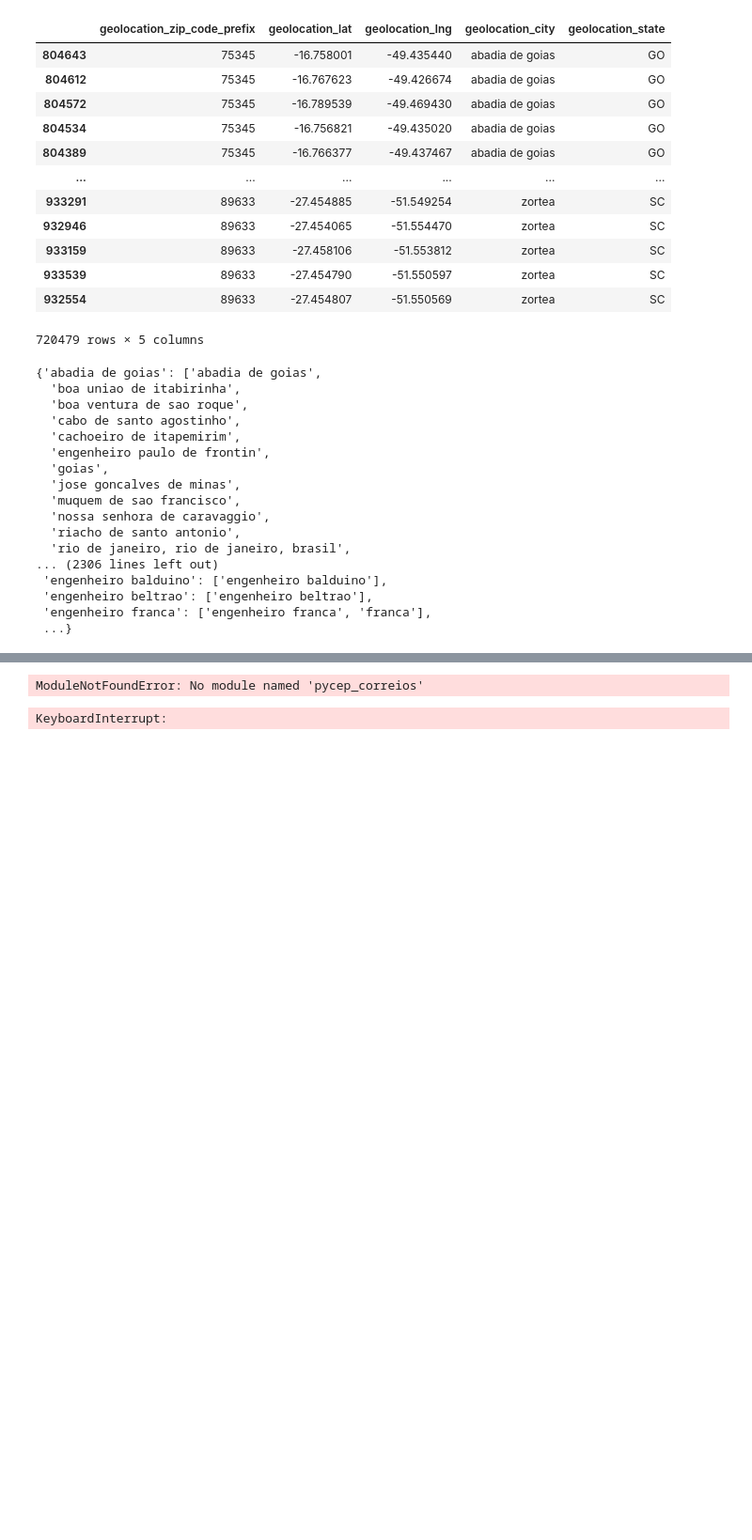
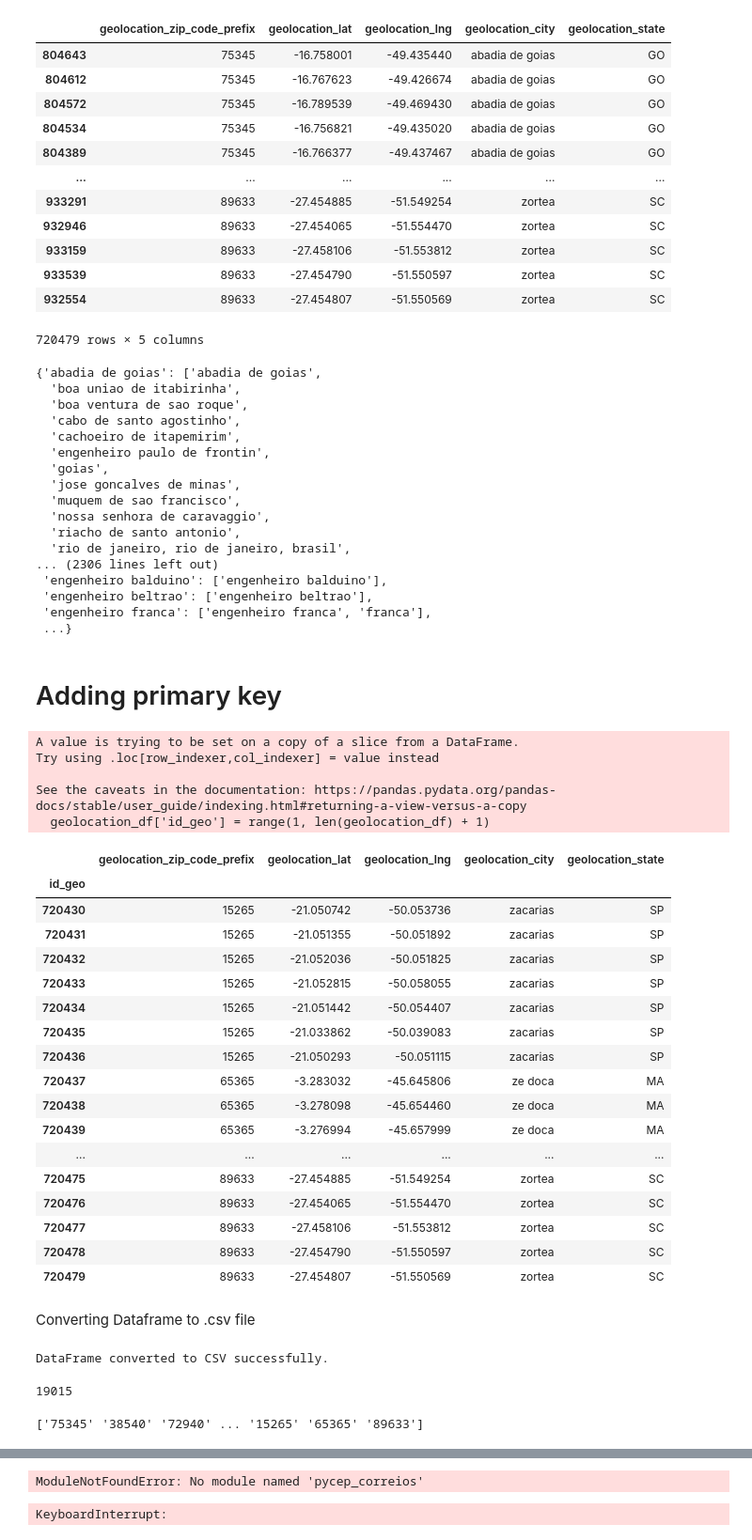
Before and after one commit to HassanHosain/tp_final_proj, a Jupyter notebook: geolocation.ipynb, the cells around one changed output, grey strips where cells are left out. Shown at 94% size. Drawn from its saved outputs; the diff is of its cells as text; code cells hidden in the pictures; blank space fills up the shorter version.

```diff
--- a/geolocation.ipynb
+++ b/geolocation.ipynb
@@ -358,7 +370,7 @@ geolocation_df
 # %%
 #pip install python-Levenshtein
 # %%
-#geolocation_df['customer_zip_code_prefix'] = geolocation_df['customer_zip_code_prefix'].astype(str)
+geolocation_df['geolocation_zip_code_prefix'] = geolocation_df['geolocation_zip_code_prefix'].astype(str)
 
 ##### Add leading zero to values with only 4 digits
-#geolocation_df['customer_zip_code_prefix'] = geolocation_df['customer_zip_code_prefix'].apply(lambda x: '0' + x if len(x) == 4 else x)
+geolocation_df['geolocation_zip_code_prefix'] = geolocation_df['geolocation_zip_code_prefix'].apply(lambda x: '0' + x if len(x) == 4 else x)
@@ -554,4 +548,60 @@ city_clusters2
  'engenheiro beltrao': ['engenheiro beltrao'],
  'engenheiro franca': ['engenheiro franca', 'franca'],
  ...}
+# %% [markdown]
+# Adding primary key
+# %%
+# Add a new column 'id_geo' to the DataFrame
+geolocation_df['id_geo'] = range(1, len(geolocation_df) + 1)
+
+# Set the 'id_pk' column as the index
+geolocation_df.set_index('id_geo', inplace=True)
+# %% [output]
+A value is trying to be set on a copy of a slice from a DataFrame.
+Try using .loc[row_indexer,col_indexer] = value instead
+
+See the caveats in the documentation: https://pandas.pydata.org/pandas-docs/stable/user_guide/indexing.html#returning-a-view-versus-a-copy
+  geolocation_df['id_geo'] = range(1, len(geolocation_df) + 1)
+# %%
+geolocation_df.tail(50)
+# %% [output]
+|  | geolocation_zip_code_prefix | geolocation_lat | geolocation_lng | geolocation_city | geolocation_state |
+| id_geo |  |  |  |  |  |
+| 720430 | 15265 | -21.050742 | -50.053736 | zacarias | SP |
+| 720431 | 15265 | -21.051355 | -50.051892 | zacarias | SP |
+| 720432 | 15265 | -21.052036 | -50.051825 | zacarias | SP |
+| 720433 | 15265 | -21.052815 | -50.058055 | zacarias | SP |
+| 720434 | 15265 | -21.051442 | -50.054407 | zacarias | SP |
+| 720435 | 15265 | -21.033862 | -50.039083 | zacarias | SP |
+| 720436 | 15265 | -21.050293 | -50.051115 | zacarias | SP |
+| 720437 | 65365 | -3.283032 | -45.645806 | ze doca | MA |
+| 720438 | 65365 | -3.278098 | -45.654460 | ze doca | MA |
+| 720439 | 65365 | -3.276994 | -45.657999 | ze doca | MA |
+| ... | ... | ... | ... | ... | ... |
+| 720475 | 89633 | -27.454885 | -51.549254 | zortea | SC |
+| 720476 | 89633 | -27.454065 | -51.554470 | zortea | SC |
+| 720477 | 89633 | -27.458106 | -51.553812 | zortea | SC |
+| 720478 | 89633 | -27.454790 | -51.550597 | zortea | SC |
+| 720479 | 89633 | -27.454807 | -51.550569 | zortea | SC |
+# %% [markdown]
+Converting Dataframe to .csv file
+# %%
+# Define the file path where you want to save the CSV file
+csv_file_path = "C:/Users/Ros/Desktop/JDC/finalproject/cleaned_geolocation.csv"
+
+# Convert the DataFrame to a CSV file
+geolocation_df.to_csv(csv_file_path, index= True)
+
+# Confirmation message
+print("DataFrame converted to CSV successfully.")
+# %% [output]
+DataFrame converted to CSV successfully.
+# %%
+print(geolocation_df['geolocation_zip_code_prefix'].nunique())
+# %% [output]
+19015
+# %%
+print(geolocation_df['geolocation_zip_code_prefix'].unique())
+# %% [output]
+['75345' '38540' '72940' ... '15265' '65365' '89633']
 # %% [markdown]
```
Also changed, not shown: parts of 8 cells of this notebook, 1 other file.
